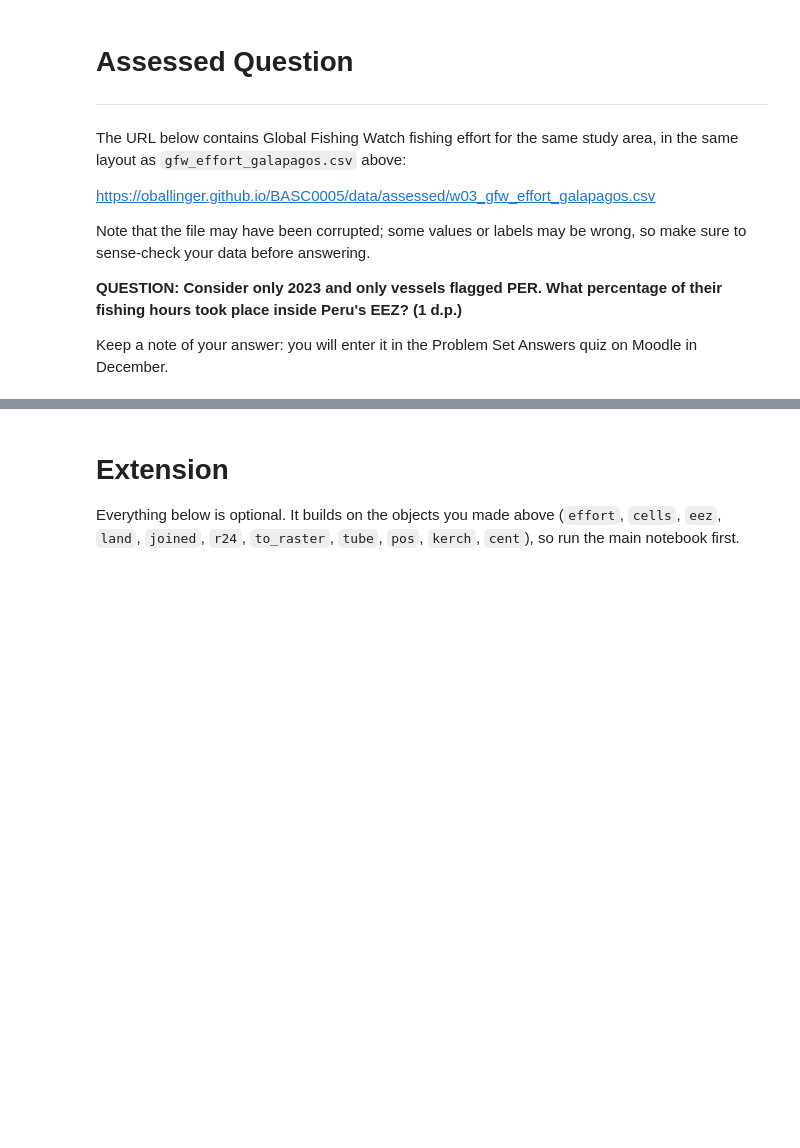
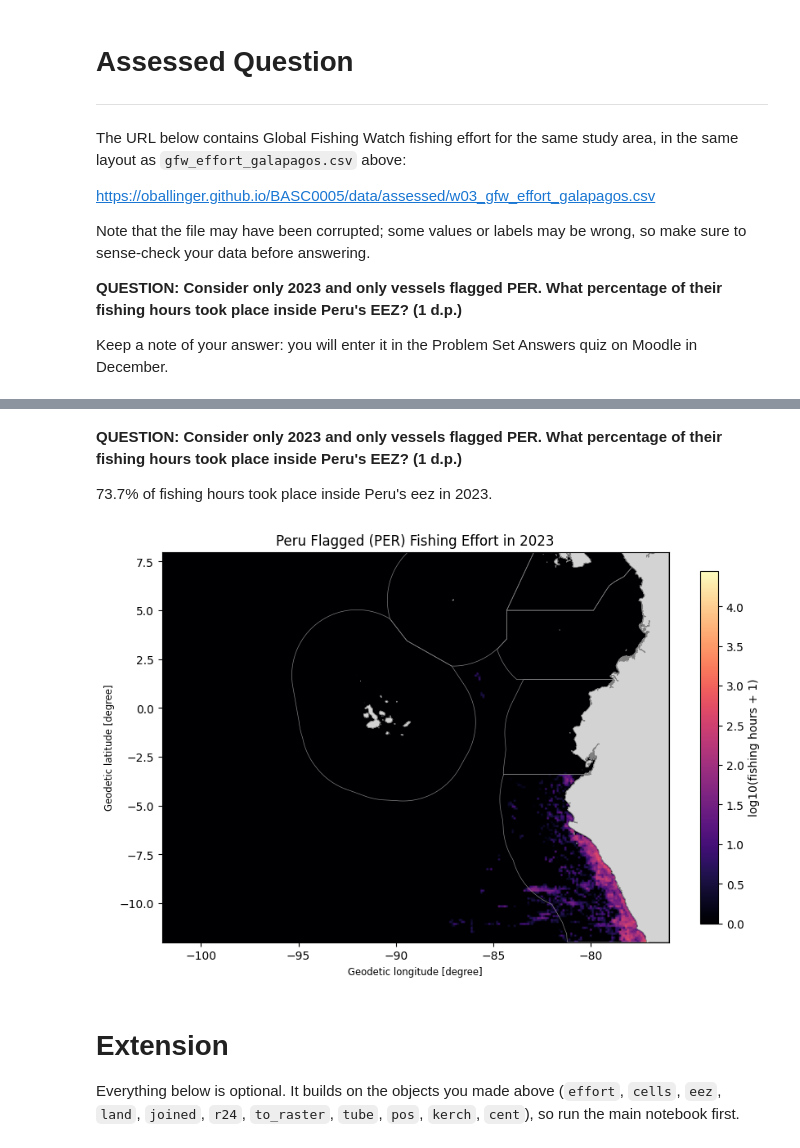
Before and after one commit to ysubev/QM2, a Jupyter notebook: notebooks/W03. Spatial Data.ipynb, the cells around one changed output, grey strips where cells are left out. Saved outputs shown, nothing was run; the diff lists cells and outputs as text; code cells hidden in the pictures; blank space fills up the shorter version.

```diff
--- a/notebooks/W03. Spatial Data.ipynb
+++ b/notebooks/W03. Spatial Data.ipynb
@@ -476,0 +475,27 @@ Keep a note of your answer: you will enter it in the Problem Set Answers quiz on
+# %%
+# your code here
+
+# 1. Load the data
+effort = pd.read_csv("https://oballinger.github.io/BASC0005/data/assessed/w03_gfw_effort_galapagos.csv")
+
+# 2. Fix the corrupted lat/lon columns by swapping them
+corrected_effort = effort.copy()
+corrected_effort["lat"] = effort["lon"]
+corrected_effort["lon"] = effort["lat"]
+
+# 3. Filter for 2023 and Peruvian vessels (PER)
+per_2023 = corrected_effort[(corrected_effort["year"] == 2023) & (corrected_effort["flag"] == "PER")].copy()
+
+# 4. Convert to a GeoDataFrame
+per_cells = gpd.GeoDataFrame(per_2023, geometry=gpd.points_from_xy(per_2023["lon"], per_2023["lat"]), crs="EPSG:4326")
+
+# 5. Spatial Join with EEZ polygons
+per_joined = gpd.sjoin(per_cells, eez, how="left", predicate="within")
+per_joined["eez"] = per_joined["eez"].fillna("High seas")
+
+# 6. Calculate total hours per zone and percentage
+hours_by_zone = per_joined.groupby("eez")["fishing_hours"].sum()
+percents = 100 * hours_by_zone / hours_by_zone.sum()
+
+print(hours_by_zone)
+print("\nPercentage of fishing hours inside Peru's EEZ:", round(percents.get("Peru", 0.0), 1), "%")
@@ -477,3 +510,19 @@ Keep a note of your answer: you will enter it in the Problem Set Answers quiz on
+# %% [markdown]
+**QUESTION: Consider only 2023 and only vessels flagged PER. What percentage of their fishing hours took place inside Peru's EEZ? (1 d.p.)**
+
+
+73.7% of fishing hours took place inside Peru's eez in 2023.
+# %%
+# Filter for Peruvian vessels in 2023 using the corrected lat/lon coordinate dataset
+per_2023_data = corrected_effort[(corrected_effort["year"] == 2023) & (corrected_effort["flag"] == "PER")]
+
+# Create the raster representation
+per_2023_raster = to_raster(per_2023_data)
+
+# Display the raster map
+show_raster(per_2023_raster, "Peru Flagged (PER) Fishing Effort in 2023")
+# %% [output]
+[figure, added]
 # %% [markdown]
 # Extension
 
```
Also changed, not shown: parts of 2 cells of this notebook.
